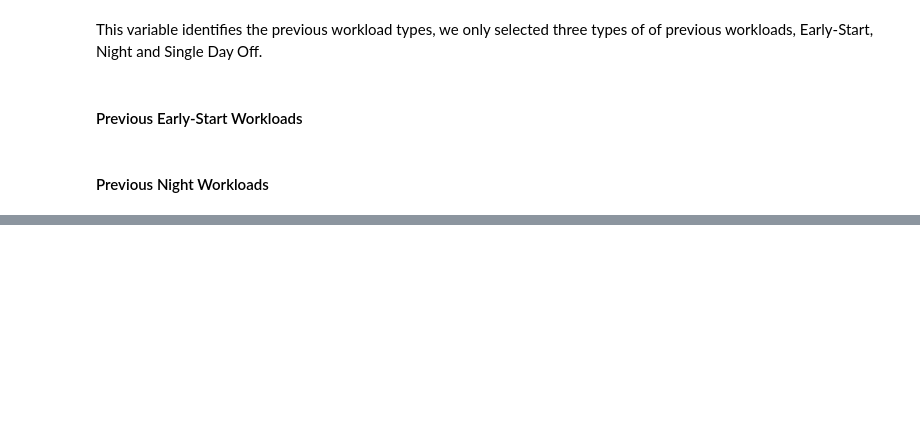
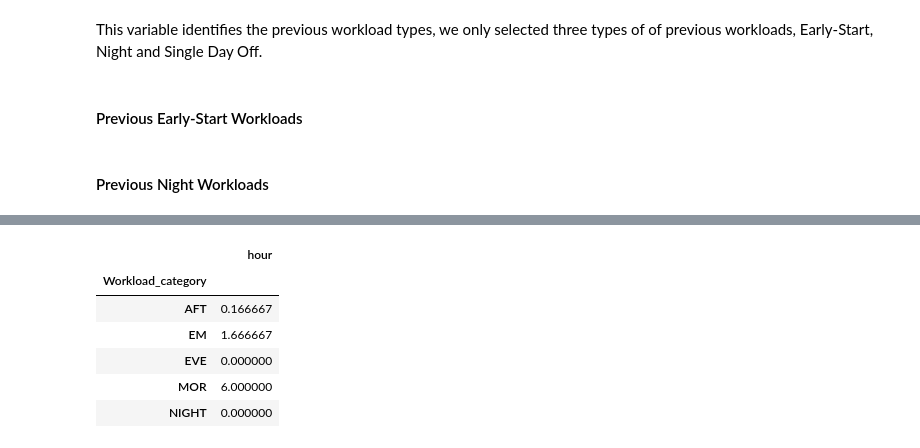
Before and after one commit to jlpscampos/Perception-of-Excessive-Sleepiness-and-Severe-Fatigue-in-Civil-Aviation-Pilots, a Jupyter notebook: Feature_Engineering.ipynb, the cells around one changed output, grey strips where cells are left out. Drawn from its saved outputs; the diff is of its cells as text; code cells hidden in the pictures; blank space fills up the shorter version.

```diff
--- a/Feature_Engineering.ipynb
+++ b/Feature_Engineering.ipynb
@@ -154,0 +307,10 @@ df1[['workload_type','workload_type_prev_nt','workload_type_prev_es']].drop_dupl
+# %%
+test[['Workload_category','hour']].groupby(['Workload_category']).min()
+# %% [output]
+|  | hour |
+| Workload_category |  |
+| AFT | 0.166667 |
+| EM | 1.666667 |
+| EVE | 0.000000 |
+| MOR | 6.000000 |
+| NIGHT | 0.000000 |
```
Also changed, not shown: parts of 39 cells of this notebook.
